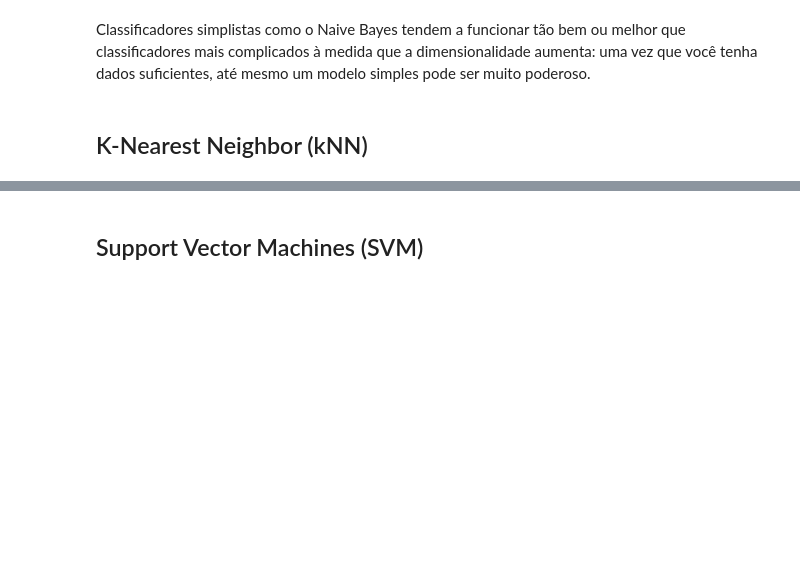
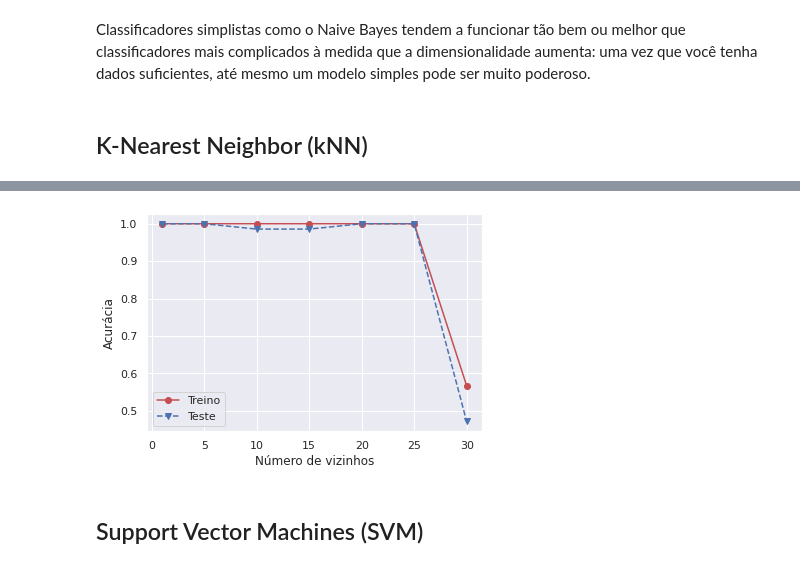
Before and after one commit to paulotguerra/QXD0178, a Jupyter notebook: 02.01-Mineracao-de-Dados-Classificacao.ipynb, the cells around one changed output, grey strips where cells are left out. Drawn from its saved outputs; the diff is of its cells as text; code cells hidden in the pictures; blank space fills up the shorter version.

```diff
--- a/02.01-Mineracao-de-Dados-Classificacao.ipynb
+++ b/02.01-Mineracao-de-Dados-Classificacao.ipynb
@@ -231,2 +252,22 @@ Classificadores simplistas como o Naive Bayes tendem a funcionar tão bem ou mel
+# %%
+numNeighbors = [1, 5, 10, 15, 20, 25, 30]
+trainAcc = []
+testAcc = []
+
+for k in numNeighbors:
+    clf = KNeighborsClassifier(n_neighbors=k, metric='minkowski', p=2)
+    clf.fit(X_train, y_train)
+
+    y_predTrain = clf.predict(X_train)
+    y_predTest = clf.predict(X_test)
+    trainAcc.append(accuracy_score(y_train, y_predTrain))
+    testAcc.append(accuracy_score(y_test, y_predTest))
+
+plt.plot(numNeighbors, trainAcc, 'ro-', numNeighbors, testAcc,'bv--')
+plt.legend(['Treino','Teste'])
+plt.xlabel('Número de vizinhos')
+plt.ylabel('Acurácia');
+# %% [output]
+[figure, added]
 # %% [markdown]
 ## Support Vector Machines (SVM)
```
Also changed, not shown: parts of 81 cells of this notebook.
